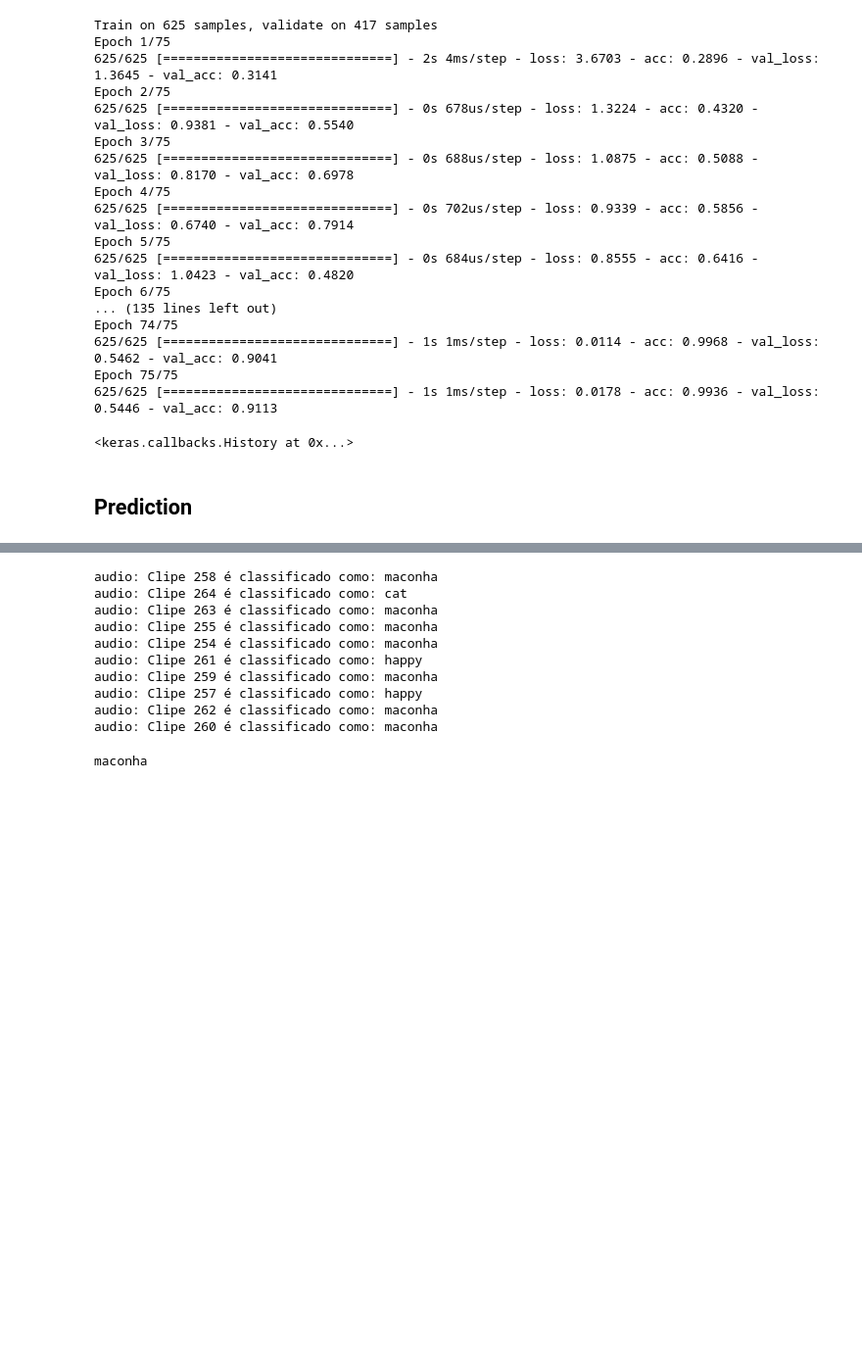
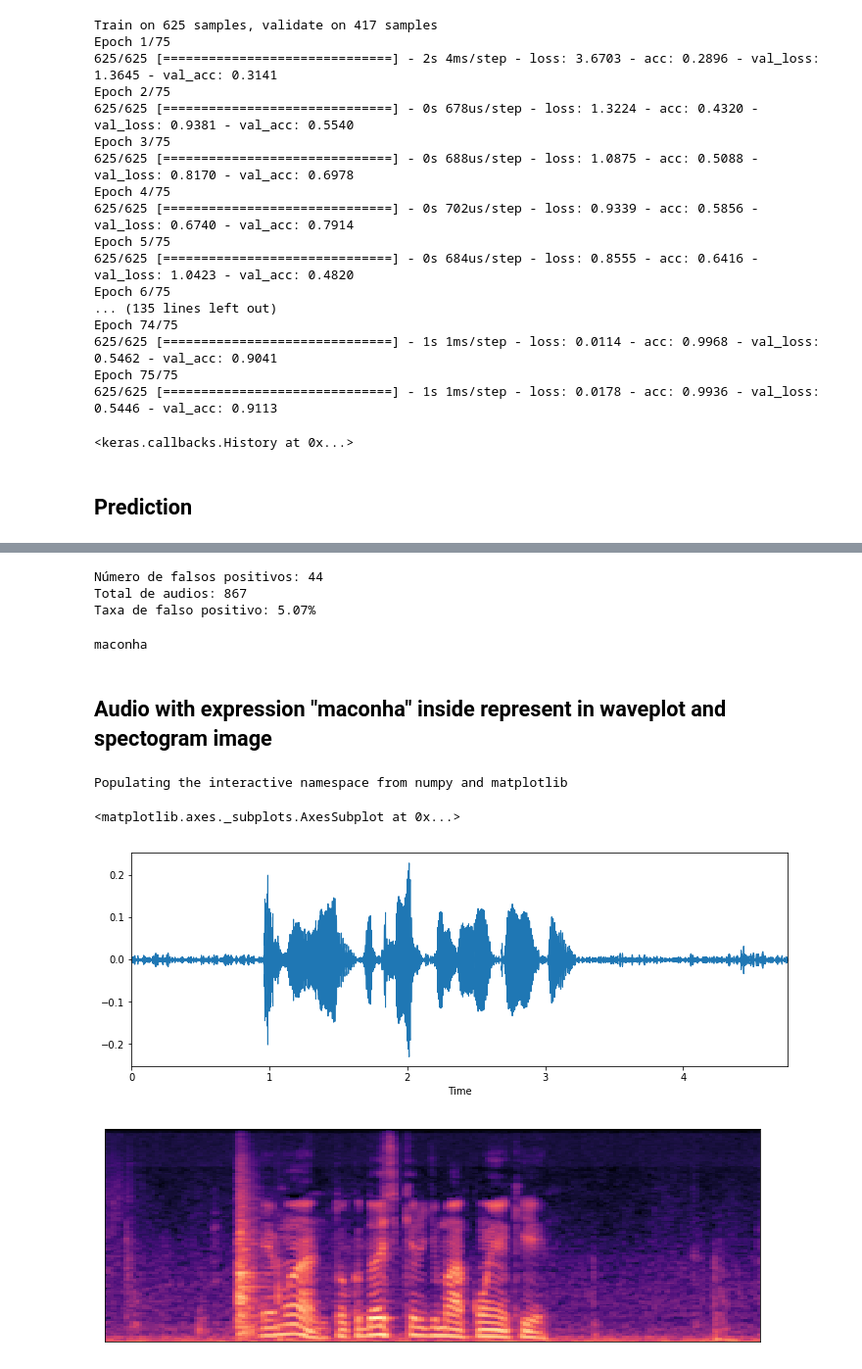
Before and after one commit to joberthrogers18/Machine-learning-training-PIBIC, a Jupyter notebook: try_speech/SimpleRecognitionAudio/DeadSimpleSpeechRecognition.ipynb, the cells around one changed output, grey strips where cells are left out. Shown at 98% size. Drawn from its saved outputs; the diff is of its cells as text; code cells hidden in the pictures; blank space fills up the shorter version.

```diff
--- a/try_speech/SimpleRecognitionAudio/DeadSimpleSpeechRecognition.ipynb
+++ b/try_speech/SimpleRecognitionAudio/DeadSimpleSpeechRecognition.ipynb
@@ -113,25 +162,37 @@ audio: PTT-20180915-WA0058.opusé classificado como: cat
-# %%
-# teste audio
-import random
-
-files_dir = os.listdir('./teste_audio')
-
-random.shuffle(files_dir)
-
-for audio in files_dir:
-    print('audio: ' + audio + ' é classificado como: ' + predict('./teste_audio/' + audio, model=model))
-# %% [output]
-audio: Clipe 258 é classificado como: maconha
-audio: Clipe 264 é classificado como: cat
-audio: Clipe 263 é classificado como: maconha
-audio: Clipe 255 é classificado como: maconha
-audio: Clipe 254 é classificado como: maconha
-audio: Clipe 261 é classificado como: happy
-audio: Clipe 259 é classificado como: maconha
-audio: Clipe 257 é classificado como: happy
-audio: Clipe 262 é classificado como: maconha
-audio: Clipe 260 é classificado como: maconha
+# %%
+print('Número de falsos positivos: ' + str(number_audios_classified_2['maconha']))
+print('Total de audios: %d'%(count_audios_no_term))
+print('Taxa de falso positivo: %.2f%%'%((number_audios_classified_2['maconha'] / count_audios_no_term) * 100))
+# %% [output]
+Número de falsos positivos: 44
+Total de audios: 867
+Taxa de falso positivo: 5.07%
 # %%
 print( predict('./teste4', model=model))
 # %% [output]
 maconha
+# %% [markdown]
+##  Audio with expression "maconha" inside represent in waveplot and spectogram image
+# %%
+%pylab inline
+import os
+import pandas as pd
+import librosa
+import librosa.display
+import glob
+
+# Audio with expression "maconha" inside with another terms
+data, sampling_rate = librosa.load('./teste4')
+
+plt.figure(figsize=(12,4))
+librosa.display.waveplot(data, sr=sampling_rate)
+
+S = librosa.feature.melspectrogram(y=data, sr=sampling_rate)
+S_dB = librosa.power_to_db(S, ref=np.max)
+plt.figure(figsize=(12,4))
+librosa.display.specshow(S_dB, sr=sampling_rate)
+# %% [output]
+Populating the interactive namespace from numpy and matplotlib
+<matplotlib.axes._subplots.AxesSubplot at 0x...>
+[figure, added]
+[figure, added]
```
Also changed, not shown: parts of 5 cells of this notebook.
